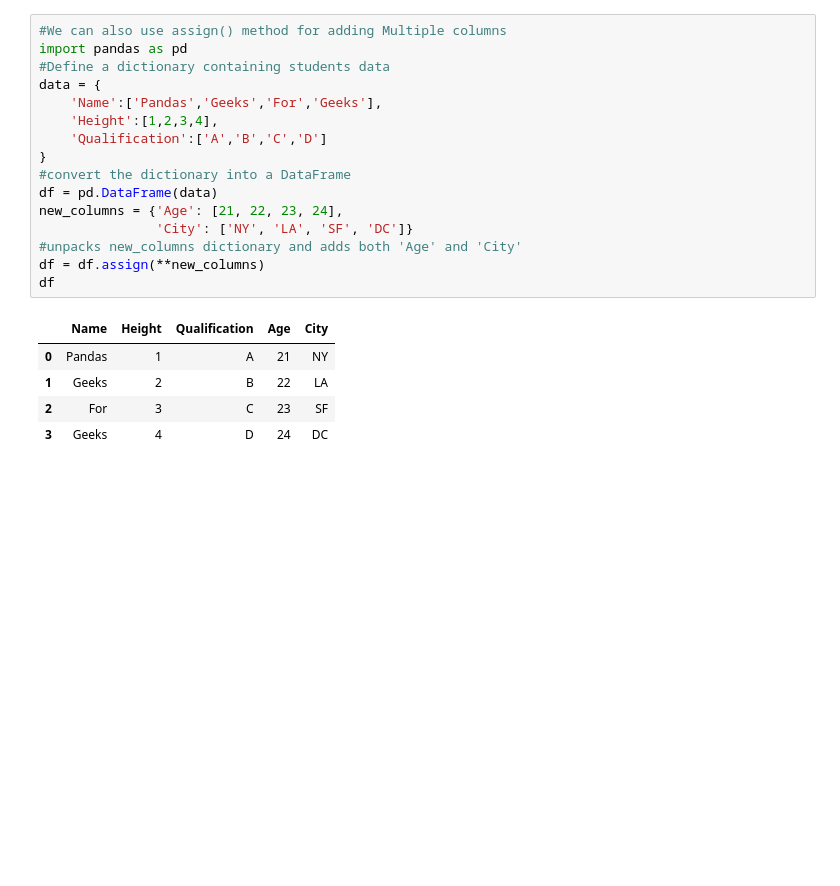
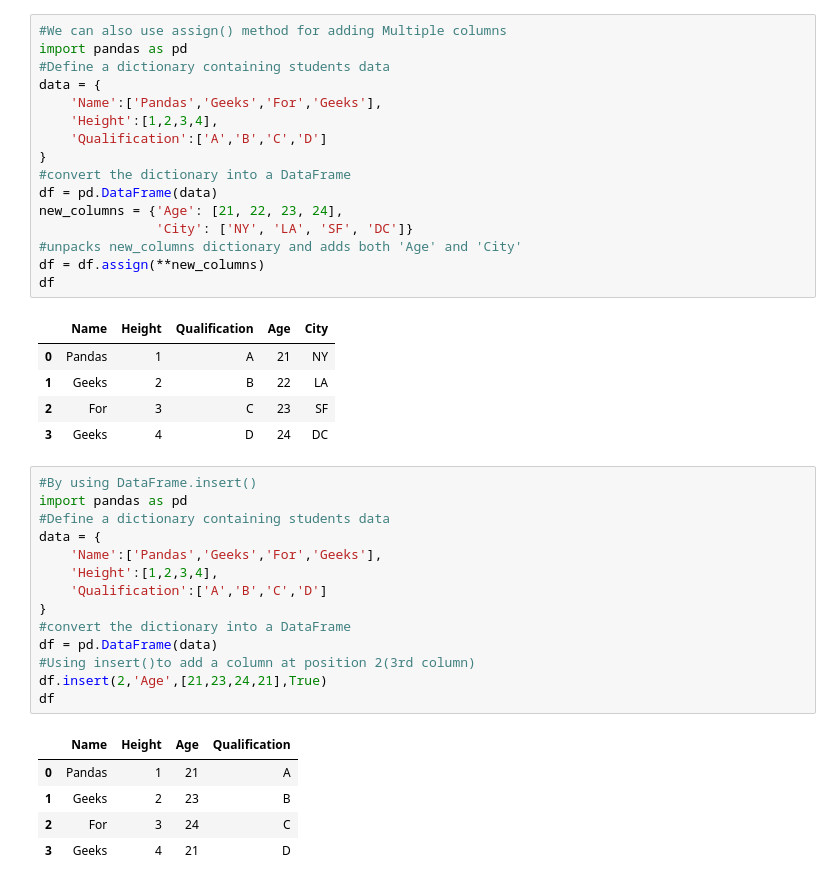
Before and after one commit to Lenmbugua/Python-Numpy-and-Pandas, a Jupyter notebook: Pandas.ipynb, the cells around one changed output. Saved outputs shown, nothing was run; the diff lists cells and outputs as text; blank space fills up the shorter version.

Commit message:
adding a new column to an existing DataFrame using .insert()method

```diff
--- a/Pandas.ipynb
+++ b/Pandas.ipynb
@@ -2035,3 +2035,23 @@ df
 | 1 | Geeks | 2 | B | 22 | LA |
 | 2 | For | 3 | C | 23 | SF |
 | 3 | Geeks | 4 | D | 24 | DC |
+# %%
+#By using DataFrame.insert()
+import pandas as pd
+#Define a dictionary containing students data
+data = {
+    'Name':['Pandas','Geeks','For','Geeks'],
+    'Height':[1,2,3,4],
+    'Qualification':['A','B','C','D']
+}
+#convert the dictionary into a DataFrame
+df = pd.DataFrame(data)
+#Using insert()to add a column at position 2(3rd column)
+df.insert(2,'Age',[21,23,24,21],True)
+df
+# %% [output]
+|  | Name | Height | Age | Qualification |
+| 0 | Pandas | 1 | 21 | A |
+| 1 | Geeks | 2 | 23 | B |
+| 2 | For | 3 | 24 | C |
+| 3 | Geeks | 4 | 21 | D |
```
